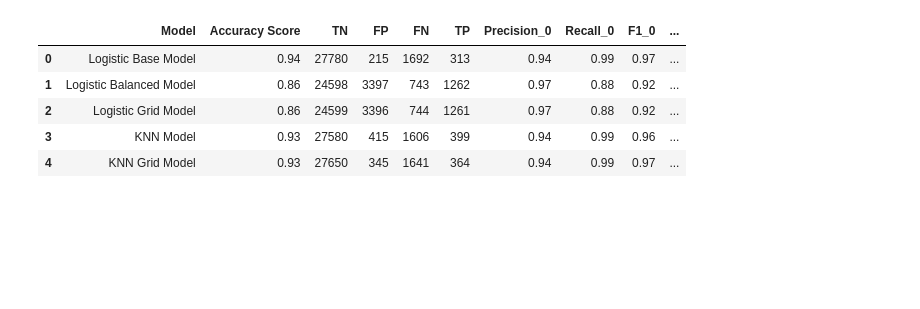
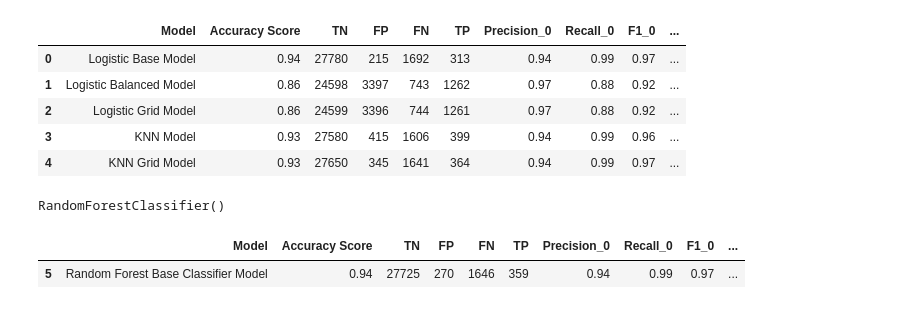
Before and after one commit to fatihsavaskurt/Credit-Risk-Project, a Jupyter notebook: credit_risk.ipynb, the cells around one changed output. Saved outputs shown, nothing was run; the diff lists cells and outputs as text; code cells hidden in the pictures; blank space fills up the shorter version.

```diff
--- a/credit_risk.ipynb
+++ b/credit_risk.ipynb
@@ -839,0 +910,4 @@ model_results
+# %%
+rfc.fit(X_train, y_train)
+# %% [output]
+RandomForestClassifier()
@@ -839,0 +924,5 @@ model_results
+# %%
+model_results[model_results["Model"] == 'Random Forest Base Classifier Model']
+# %% [output]
+|  | Model | Accuracy Score | TN | FP | FN | TP | Precision_0 | Recall_0 | F1_0 | ... |
+| 5 | Random Forest Base Classifier Model | 0.94 | 27725 | 270 | 1646 | 359 | 0.94 | 0.99 | 0.97 | ... |
```
Also changed, not shown: parts of 23 cells of this notebook.
